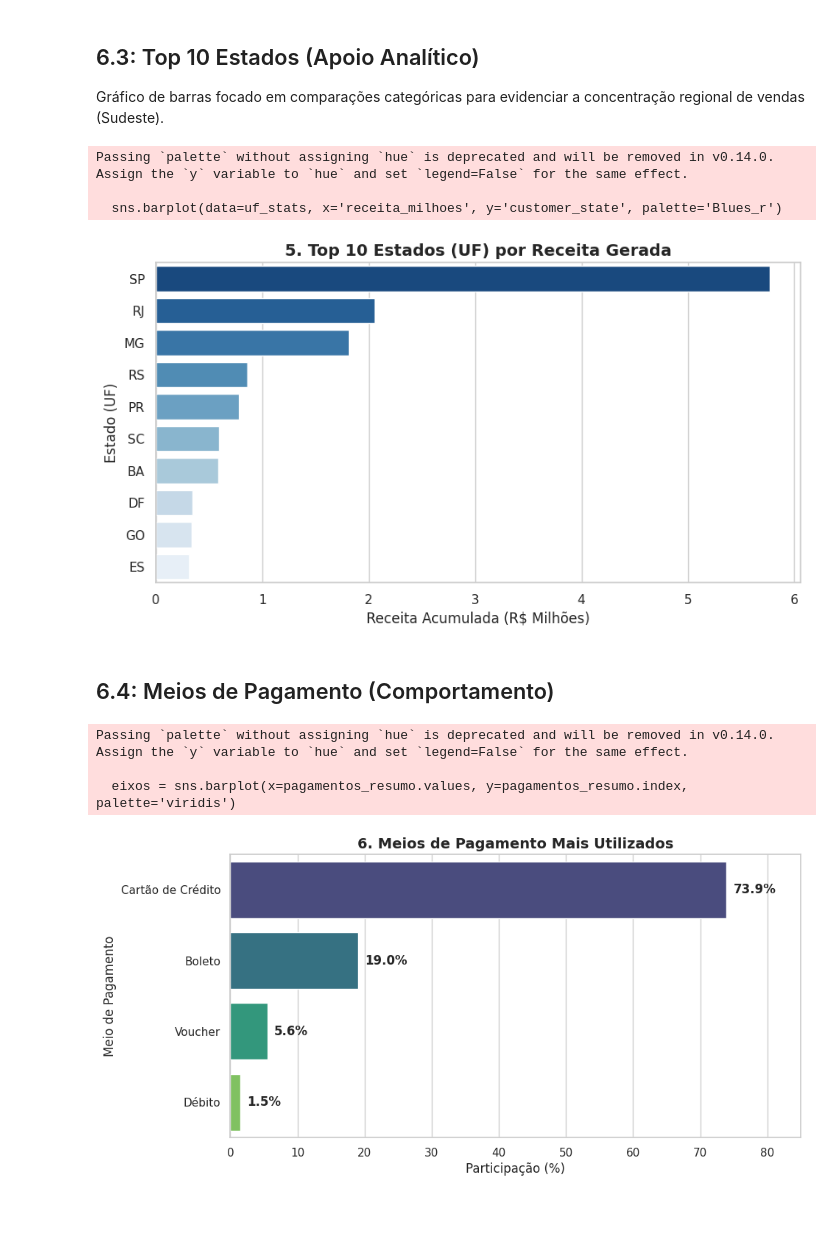
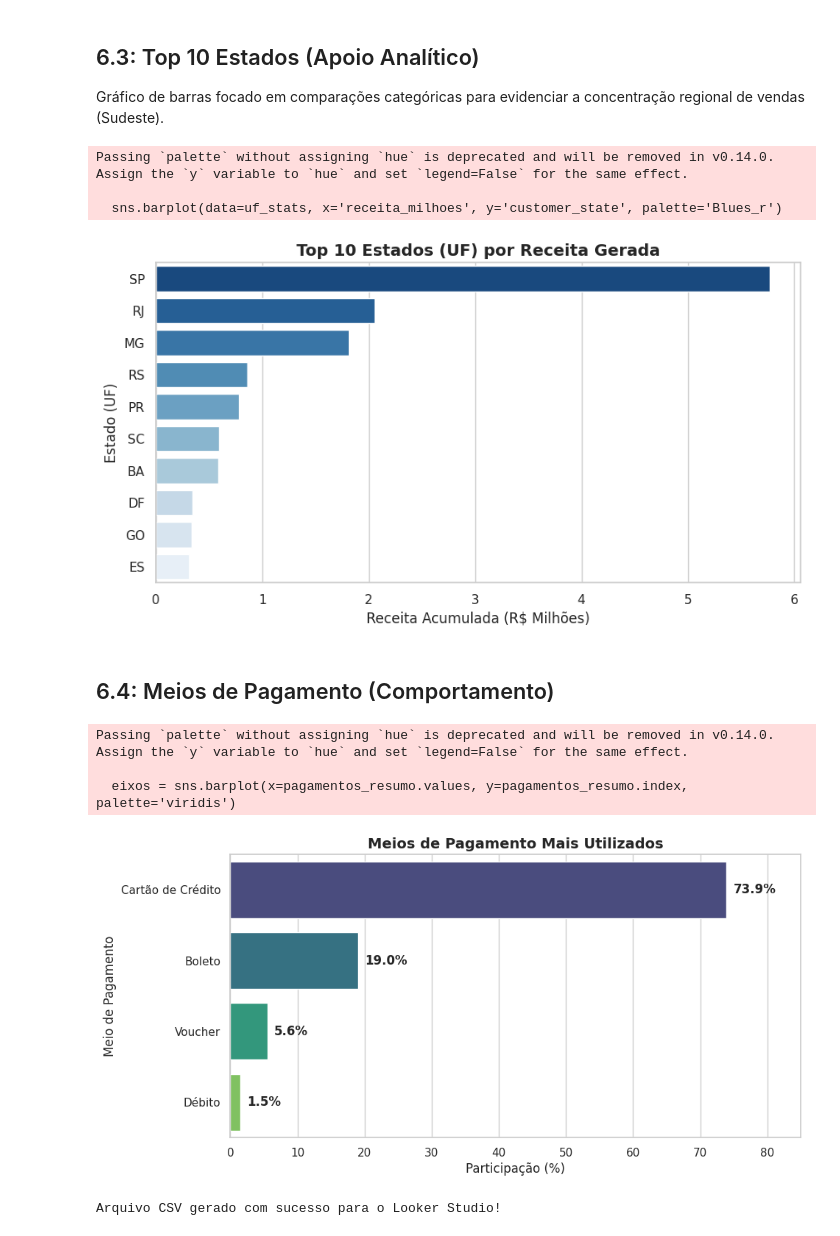
Before and after one commit to thomazgeo/tech-challenge-fase1-olist, a Jupyter notebook: Tech_Chalenge_FIAP_FASE_1.ipynb, the cells around one changed output. Drawn from its saved outputs; the diff is of its cells as text; code cells hidden in the pictures.

```diff
--- a/Tech_Chalenge_FIAP_FASE_1.ipynb
+++ b/Tech_Chalenge_FIAP_FASE_1.ipynb
@@ -263,19 +313,19 @@ Gráfico de barras focado em comparações categóricas para evidenciar a concen
 # %%
 plt.figure(figsize=(10, 5))
 uf_stats = df_olist.groupby('customer_state').agg(
     receita_milhoes=('receita_total_pedido', lambda x: x.sum() / 1e6)
 ).sort_values(by='receita_milhoes', ascending=False).head(10).reset_index()
 
 sns.barplot(data=uf_stats, x='receita_milhoes', y='customer_state', palette='Blues_r')
-plt.title('5. Top 10 Estados (UF) por Receita Gerada', fontsize=14, fontweight='bold')
+plt.title('Top 10 Estados (UF) por Receita Gerada', fontsize=14, fontweight='bold')
 plt.xlabel('Receita Acumulada (R$ Milhões)')
 plt.ylabel('Estado (UF)')
 plt.show()
 # %% [output]
 Passing `palette` without assigning `hue` is deprecated and will be removed in v0.14.0. Assign the `y` variable to `hue` and set `legend=False` for the same effect.
 
   sns.barplot(data=uf_stats, x='receita_milhoes', y='customer_state', palette='Blues_r')
-[figure, old version]
+[figure, new version]
 # %% [markdown]
 ## 6.4: Meios de Pagamento (Comportamento)
 # %%
@@ -285,7 +335,7 @@ nomes_pag = {'credit_card': 'Cartão de Crédito', 'boleto': 'Boleto', 'voucher'
 pagamentos_resumo.index = [nomes_pag.get(x, x) for x in pagamentos_resumo.index]
 
 eixos = sns.barplot(x=pagamentos_resumo.values, y=pagamentos_resumo.index, palette='viridis')
-plt.title('6. Meios de Pagamento Mais Utilizados', fontsize=14, fontweight='bold')
+plt.title('Meios de Pagamento Mais Utilizados', fontsize=14, fontweight='bold')
 plt.xlabel('Participação (%)')
 plt.ylabel('Meio de Pagamento')
 plt.xlim(0, 85)
@@ -297,4 +347,10 @@ plt.show()
 Passing `palette` without assigning `hue` is deprecated and will be removed in v0.14.0. Assign the `y` variable to `hue` and set `legend=False` for the same effect.
 
   eixos = sns.barplot(x=pagamentos_resumo.values, y=pagamentos_resumo.index, palette='viridis')
-[figure, old version]
+[figure, new version]
+# %%
+# Exportando a base tratada para CSV para conectar ao Looker Studio / Power BI
+df_olist.to_csv('base_olist_tratada.csv', index=False)
+print("Arquivo CSV gerado com sucesso para o Looker Studio!")
+# %% [output]
+Arquivo CSV gerado com sucesso para o Looker Studio!
```
Also changed, not shown: parts of 9 cells of this notebook.
